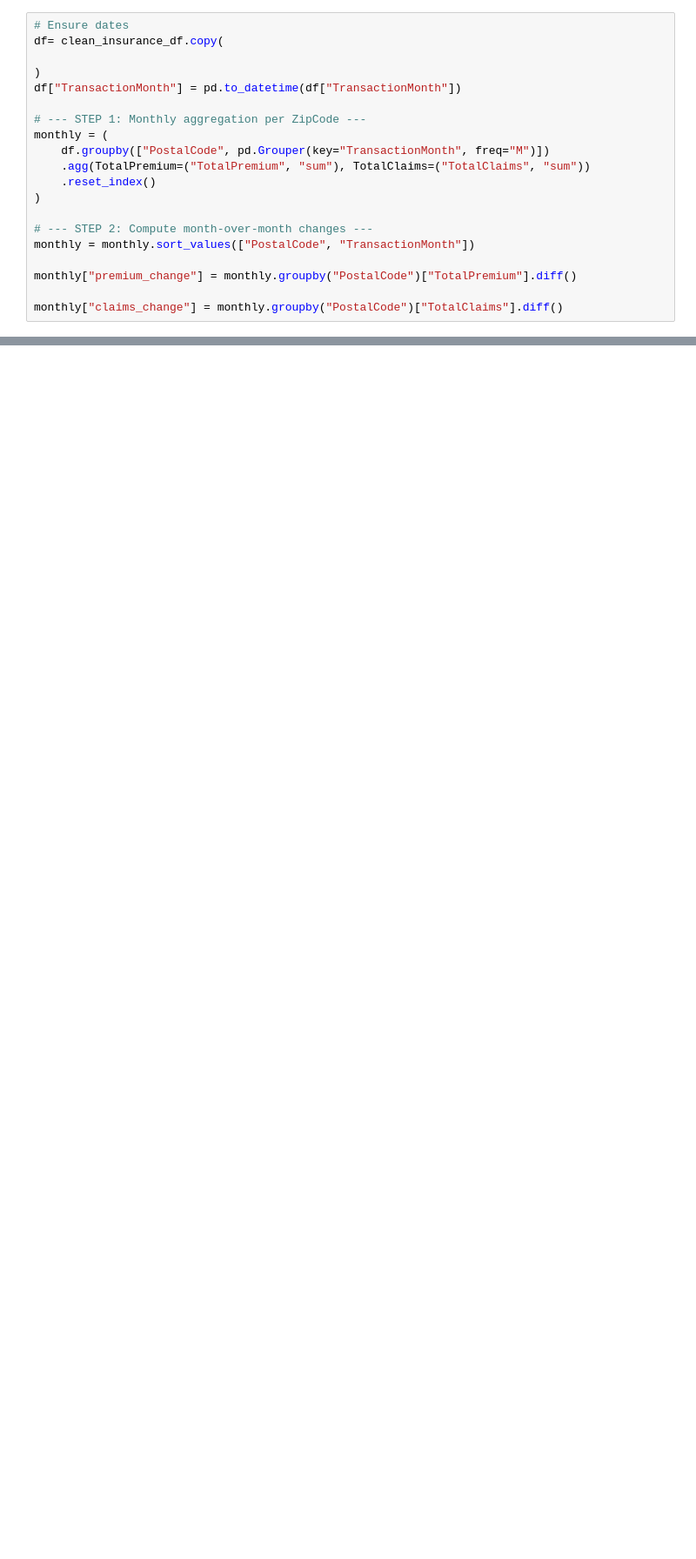
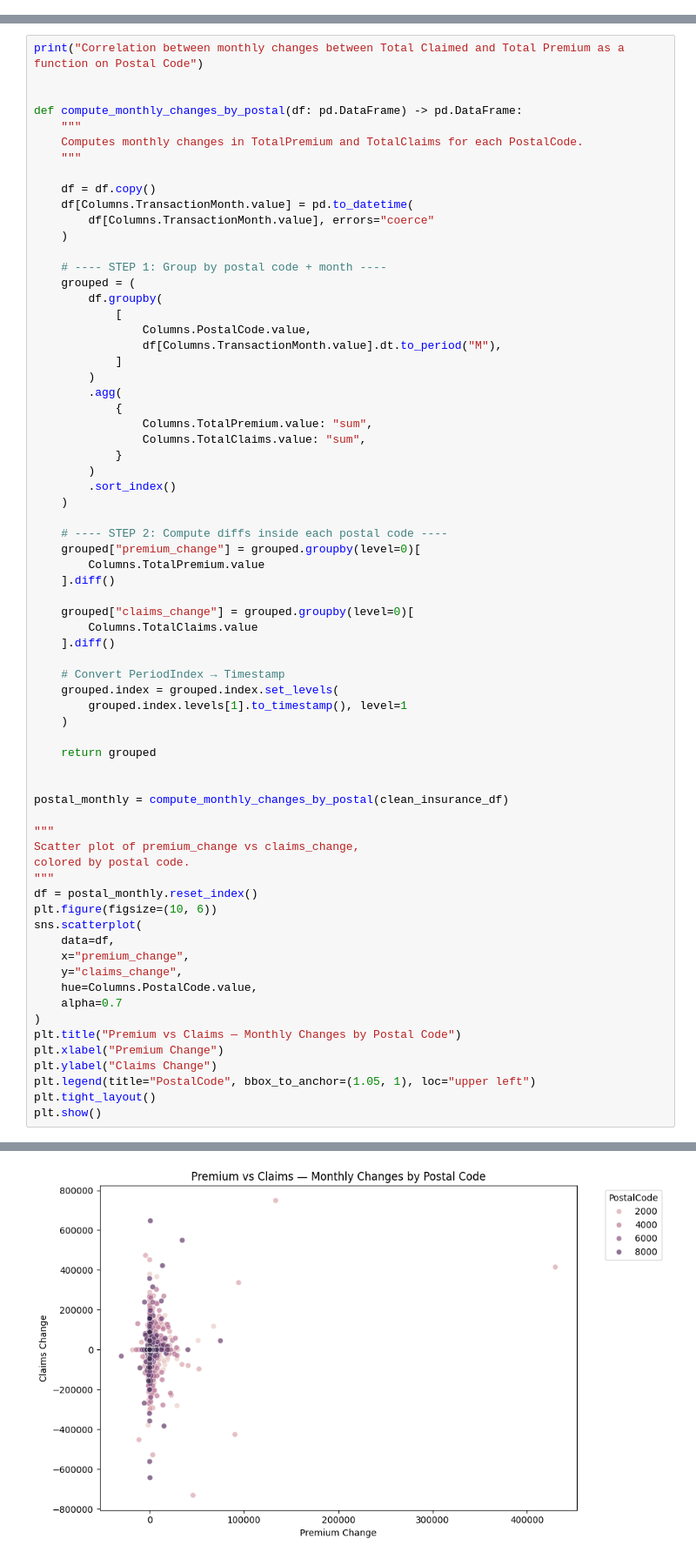
Before and after one commit to Elshaday97/insurance-risk-analysis-week3, a Jupyter notebook: notebooks/insurance_eda.ipynb, the cells around one changed output, grey strips where cells are left out. Shown at 87% size. Cells and saved outputs as stored; diff of their text form; blank space fills up the shorter version.

```diff
--- a/notebooks/insurance_eda.ipynb
+++ b/notebooks/insurance_eda.ipynb
@@ -160,20 +84,0 @@ Univariate Analysis | Category Columns
-# %%
-# Ensure dates
-df= clean_insurance_df.copy(
-
-)
-df["TransactionMonth"] = pd.to_datetime(df["TransactionMonth"])
-
-# --- STEP 1: Monthly aggregation per ZipCode ---
-monthly = (
-    df.groupby(["PostalCode", pd.Grouper(key="TransactionMonth", freq="M")])
-    .agg(TotalPremium=("TotalPremium", "sum"), TotalClaims=("TotalClaims", "sum"))
-    .reset_index()
-)
-
-# --- STEP 2: Compute month-over-month changes ---
-monthly = monthly.sort_values(["PostalCode", "TransactionMonth"])
-
-monthly["premium_change"] = monthly.groupby("PostalCode")["TotalPremium"].diff()
-
-monthly["claims_change"] = monthly.groupby("PostalCode")["TotalClaims"].diff()
@@ -270,0 +229,70 @@ plt.show()
+# %%
+print("Correlation between monthly changes between Total Claimed and Total Premium as a function on Postal Code")
+
+
+def compute_monthly_changes_by_postal(df: pd.DataFrame) -> pd.DataFrame:
+    """
+    Computes monthly changes in TotalPremium and TotalClaims for each PostalCode.
+    """
+
+    df = df.copy()
+    df[Columns.TransactionMonth.value] = pd.to_datetime(
+        df[Columns.TransactionMonth.value], errors="coerce"
+    )
+
+    # ---- STEP 1: Group by postal code + month ----
+    grouped = (
+        df.groupby(
+            [
+                Columns.PostalCode.value,
+                df[Columns.TransactionMonth.value].dt.to_period("M"),
+            ]
+        )
+        .agg(
+            {
+                Columns.TotalPremium.value: "sum",
+                Columns.TotalClaims.value: "sum",
+            }
+        )
+        .sort_index()
+    )
+
+    # ---- STEP 2: Compute diffs inside each postal code ----
+    grouped["premium_change"] = grouped.groupby(level=0)[
+        Columns.TotalPremium.value
+    ].diff()
+
+    grouped["claims_change"] = grouped.groupby(level=0)[
+        Columns.TotalClaims.value
+    ].diff()
+
+    # Convert PeriodIndex → Timestamp
+    grouped.index = grouped.index.set_levels(
+        grouped.index.levels[1].to_timestamp(), level=1
+    )
+
+    return grouped
+
+
+postal_monthly = compute_monthly_changes_by_postal(clean_insurance_df)
+
+"""
+Scatter plot of premium_change vs claims_change,
+colored by postal code.
+"""
+df = postal_monthly.reset_index()
+plt.figure(figsize=(10, 6))
+sns.scatterplot(
+    data=df,
+    x="premium_change",
+    y="claims_change",
+    hue=Columns.PostalCode.value,
+    alpha=0.7
+)
+plt.title("Premium vs Claims — Monthly Changes by Postal Code")
+plt.xlabel("Premium Change")
+plt.ylabel("Claims Change")
+plt.legend(title="PostalCode", bbox_to_anchor=(1.05, 1), loc="upper left")
+plt.tight_layout()
+plt.show()
+# %% [output]
@@ -270,0 +300 @@ plt.show()
+[figure, added]
```
Also changed, not shown: parts of 23 cells of this notebook, 3 other files.
